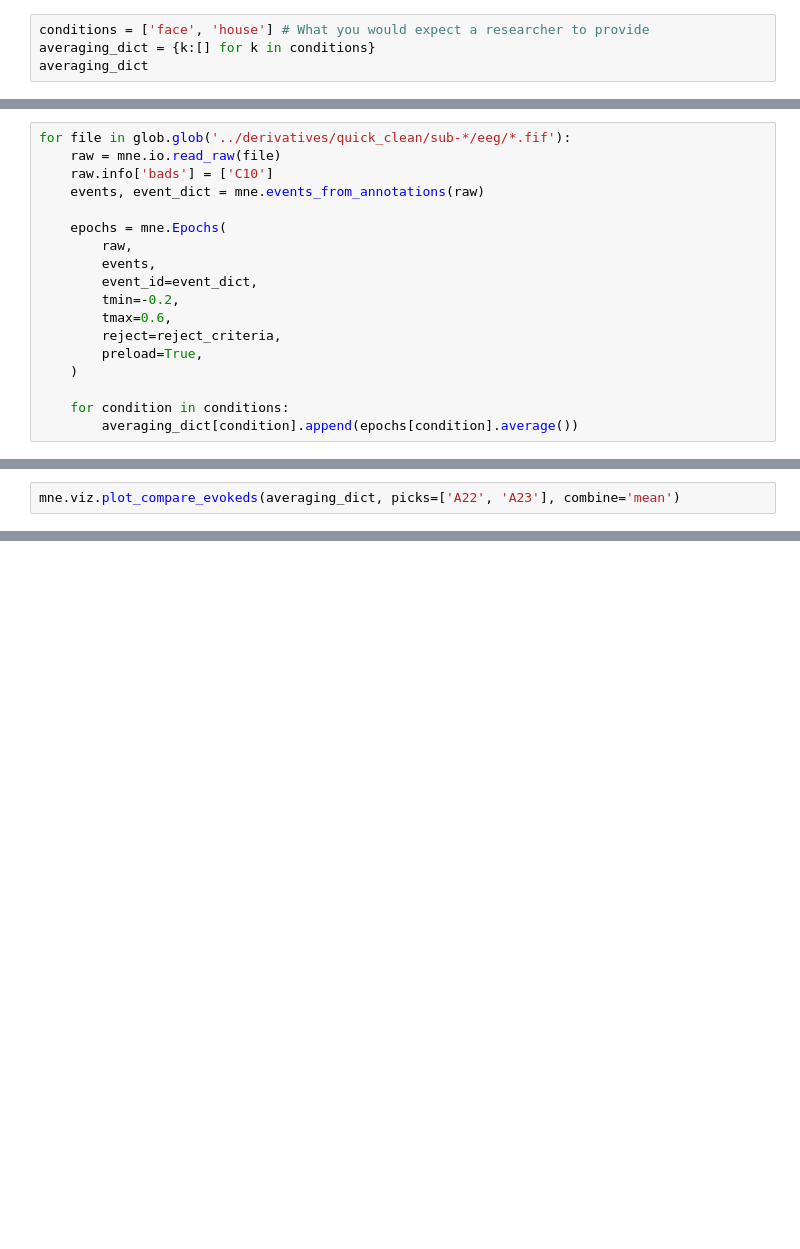
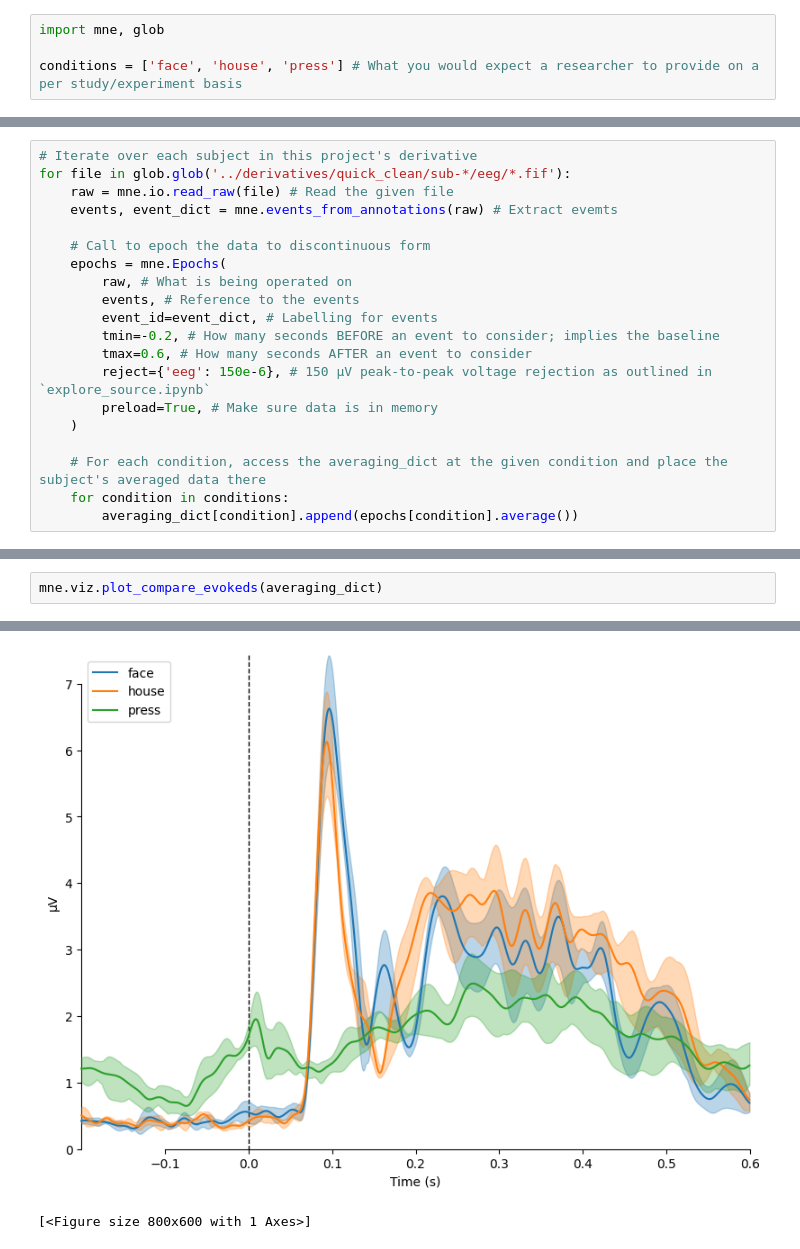
Before and after one commit to Andesha/StudyTemplate, a Jupyter notebook: code/erp_study.ipynb, the cells around one changed output, grey strips where cells are left out. Drawn from its saved outputs; the diff is of its cells as text; blank space fills up the shorter version.

Commit message:
add outline to erp study sample

```diff
--- a/code/erp_study.ipynb
+++ b/code/erp_study.ipynb
@@ -6,4 +15,4 @@ import glob
 # %%
-conditions = ['face', 'house'] # What you would expect a researcher to provide
-averaging_dict = {k:[] for k in conditions}
-averaging_dict
+import mne, glob
+
+conditions = ['face', 'house', 'press'] # What you would expect a researcher to provide on a per study/experiment basis
@@ -14,18 +38,20 @@ reject_criteria = {
 # %%
+# Iterate over each subject in this project's derivative
 for file in glob.glob('../derivatives/quick_clean/sub-*/eeg/*.fif'):
-    raw = mne.io.read_raw(file)
-    raw.info['bads'] = ['C10']
-    events, event_dict = mne.events_from_annotations(raw)
+    raw = mne.io.read_raw(file) # Read the given file
+    events, event_dict = mne.events_from_annotations(raw) # Extract evemts
 
+    # Call to epoch the data to discontinuous form
     epochs = mne.Epochs(
-        raw,
-        events,
-        event_id=event_dict,
-        tmin=-0.2,
-        tmax=0.6,
-        reject=reject_criteria,
-        preload=True,
+        raw, # What is being operated on
+        events, # Reference to the events
+        event_id=event_dict, # Labelling for events
+        tmin=-0.2, # How many seconds BEFORE an event to consider; implies the baseline
+        tmax=0.6, # How many seconds AFTER an event to consider
+        reject={'eeg': 150e-6}, # 150 µV peak-to-peak voltage rejection as outlined in `explore_source.ipynb`
+        preload=True, # Make sure data is in memory
     )
 
+    # For each condition, access the averaging_dict at the given condition and place the subject's averaged data there
     for condition in conditions:
         averaging_dict[condition].append(epochs[condition].average())
@@ -34,2 +86,3 @@ for file in glob.glob('../derivatives/quick_clean/sub-*/eeg/*.fif'):
 # %%
-mne.viz.plot_compare_evokeds(averaging_dict, picks=['A22', 'A23'], combine='mean')
+mne.viz.plot_compare_evokeds(averaging_dict)
+# %% [output]
@@ -35,0 +92,2 @@ mne.viz.plot_compare_evokeds(averaging_dict, picks=['A22', 'A23'], combine='mean
+[figure, added]
+[<Figure size 800x600 with 1 Axes>]
```
Also changed, not shown: parts of 15 cells of this notebook.
